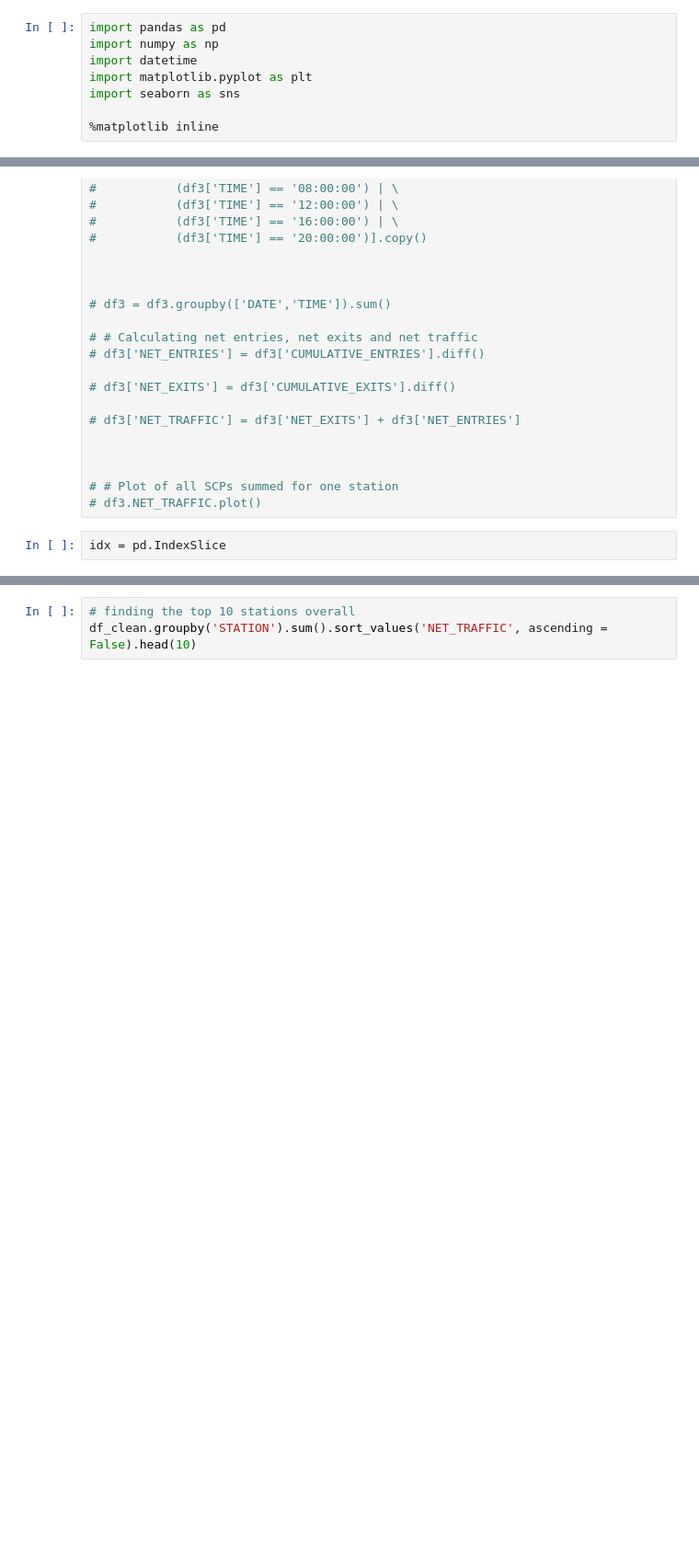
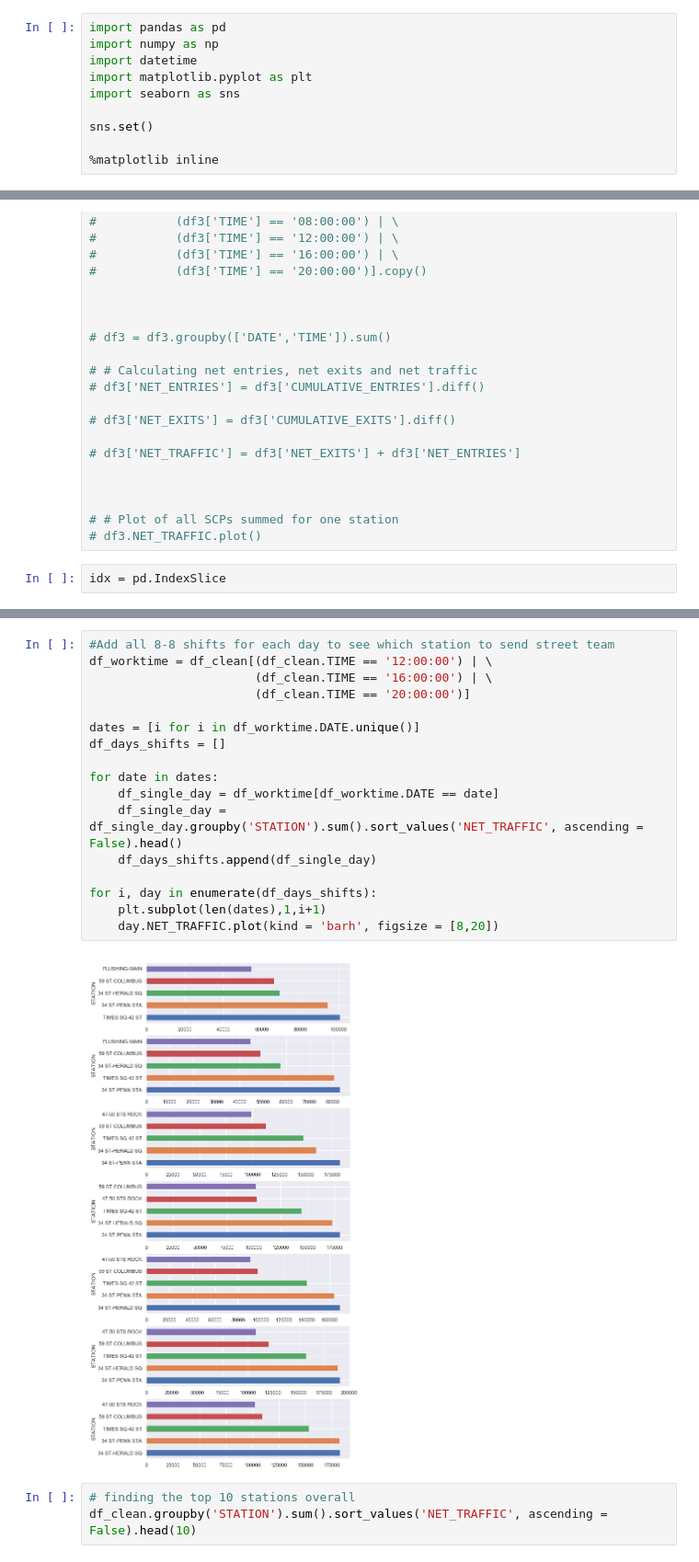
Before and after one commit to dynogravelso/benson_group_2, a Jupyter notebook: Data exploration.ipynb, the cells around one changed output, grey strips where cells are left out. Shown at 92% size. Cells and saved outputs as stored; diff of their text form; blank space fills up the shorter version.

```diff
--- a/Data exploration.ipynb
+++ b/Data exploration.ipynb
@@ -15,6 +5,8 @@ import datetime
 import matplotlib.pyplot as plt
 import seaborn as sns
 
+sns.set()
+
 %matplotlib inline
 # %%
 df = pd.read_csv('turnstile_180922.csv')
@@ -102,3 +114,22 @@ df_clean = df4
+# %%
+#Add all 8-8 shifts for each day to see which station to send street team
+df_worktime = df_clean[(df_clean.TIME == '12:00:00') | \
+                       (df_clean.TIME == '16:00:00') | \
+                       (df_clean.TIME == '20:00:00')]
+
+dates = [i for i in df_worktime.DATE.unique()]
+df_days_shifts = []
+
+for date in dates:
+    df_single_day = df_worktime[df_worktime.DATE == date]
+    df_single_day = df_single_day.groupby('STATION').sum().sort_values('NET_TRAFFIC', ascending = False).head()
+    df_days_shifts.append(df_single_day)
+
+for i, day in enumerate(df_days_shifts):
+    plt.subplot(len(dates),1,i+1)
+    day.NET_TRAFFIC.plot(kind = 'barh', figsize = [8,20])
+# %% [output]
+[figure, added]
 # %%
 # finding the top 10 stations overall
 df_clean.groupby('STATION').sum().sort_values('NET_TRAFFIC', ascending = False).head(10)
```
Also changed, not shown: parts of 5 cells of this notebook.
